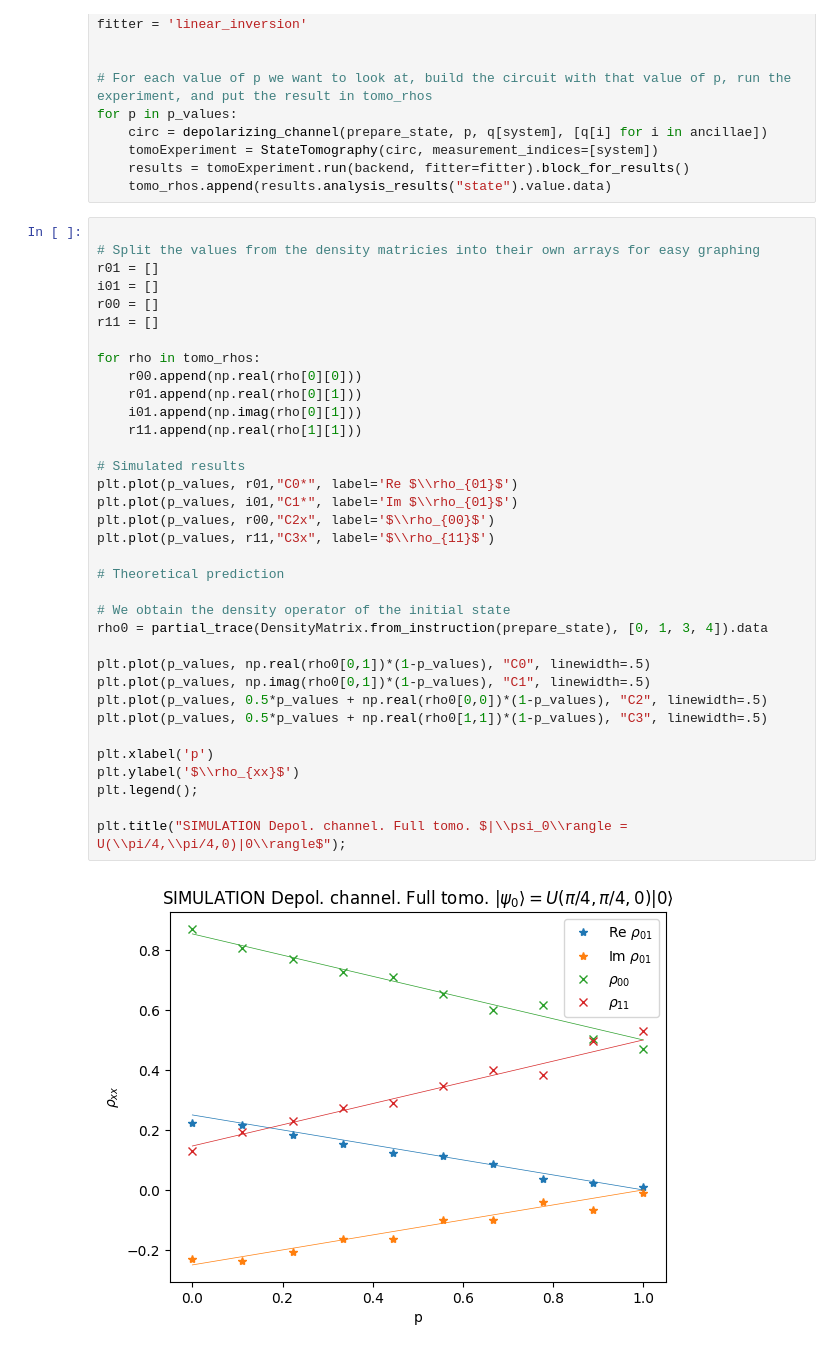
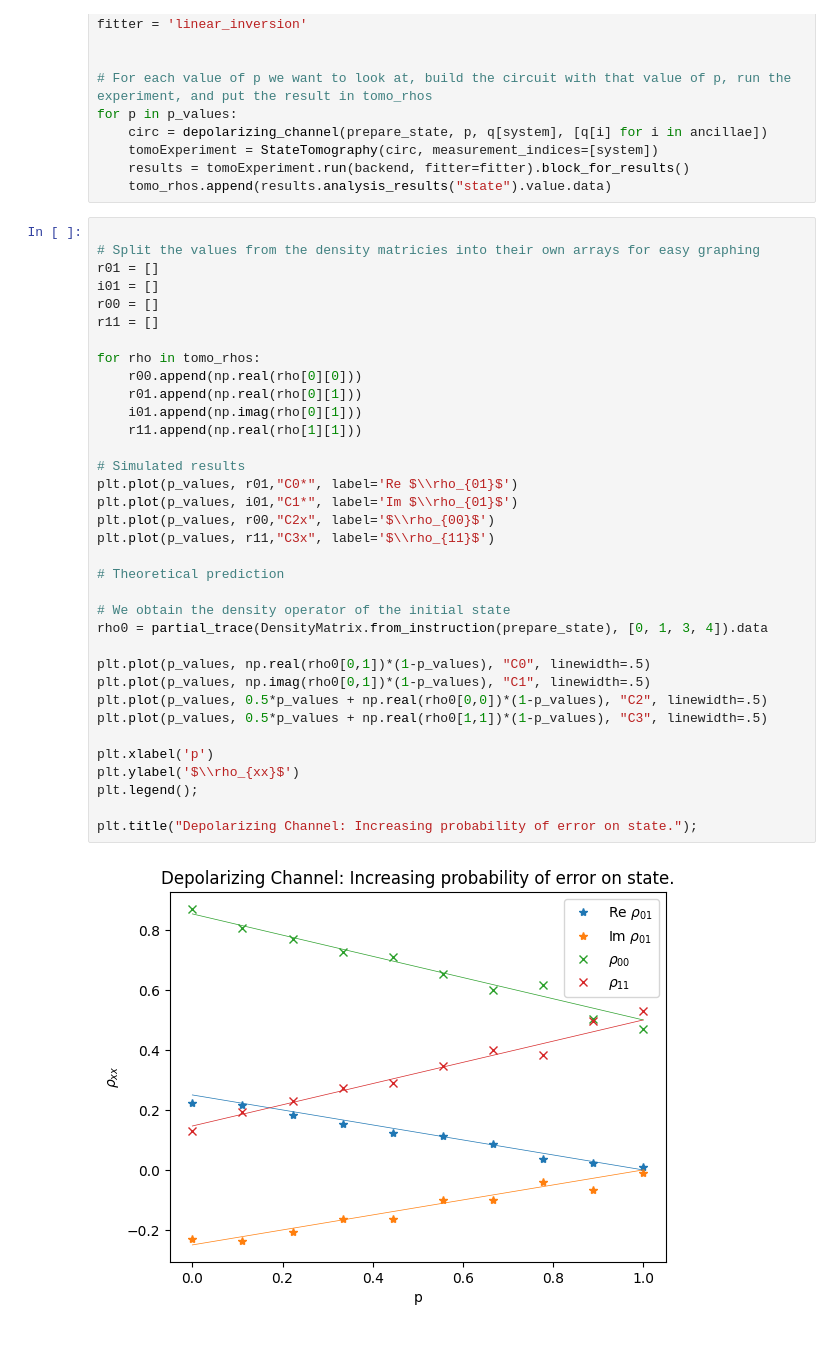
Before and after one commit to DBasoco/open-quantum-systems, a Jupyter notebook: depolarizing_channel/depolarzingChannel.ipynb, the cells around one changed output. Drawn from its saved outputs; the diff is of its cells as text.

```diff
--- a/depolarizing_channel/depolarzingChannel.ipynb
+++ b/depolarizing_channel/depolarzingChannel.ipynb
@@ -88,32 +88,32 @@ i01 = []
 r00 = []
 r11 = []
 
 for rho in tomo_rhos:
     r00.append(np.real(rho[0][0]))
     r01.append(np.real(rho[0][1]))
     i01.append(np.imag(rho[0][1]))
     r11.append(np.real(rho[1][1]))
 
 # Simulated results
 plt.plot(p_values, r01,"C0*", label='Re $\\rho_{01}$')
 plt.plot(p_values, i01,"C1*", label='Im $\\rho_{01}$')
 plt.plot(p_values, r00,"C2x", label='$\\rho_{00}$')
 plt.plot(p_values, r11,"C3x", label='$\\rho_{11}$')
 
 # Theoretical prediction
 
 # We obtain the density operator of the initial state
 rho0 = partial_trace(DensityMatrix.from_instruction(prepare_state), [0, 1, 3, 4]).data
 
 plt.plot(p_values, np.real(rho0[0,1])*(1-p_values), "C0", linewidth=.5)
 plt.plot(p_values, np.imag(rho0[0,1])*(1-p_values), "C1", linewidth=.5)
 plt.plot(p_values, 0.5*p_values + np.real(rho0[0,0])*(1-p_values), "C2", linewidth=.5)
 plt.plot(p_values, 0.5*p_values + np.real(rho0[1,1])*(1-p_values), "C3", linewidth=.5)
 
 plt.xlabel('p')
 plt.ylabel('$\\rho_{xx}$')
 plt.legend();
 
-plt.title("SIMULATION Depol. channel. Full tomo. $|\\psi_0\\rangle = U(\\pi/4,\\pi/4,0)|0\\rangle$");
+plt.title("Depolarizing Channel: Increasing probability of error on state.");
 # %% [output]
-[figure, old version]
+[figure, new version]
```
Also changed, not shown: 2 other files.
